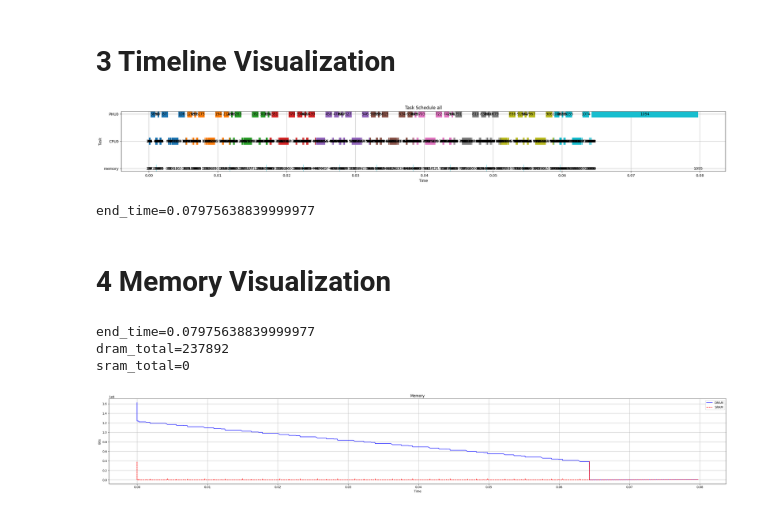
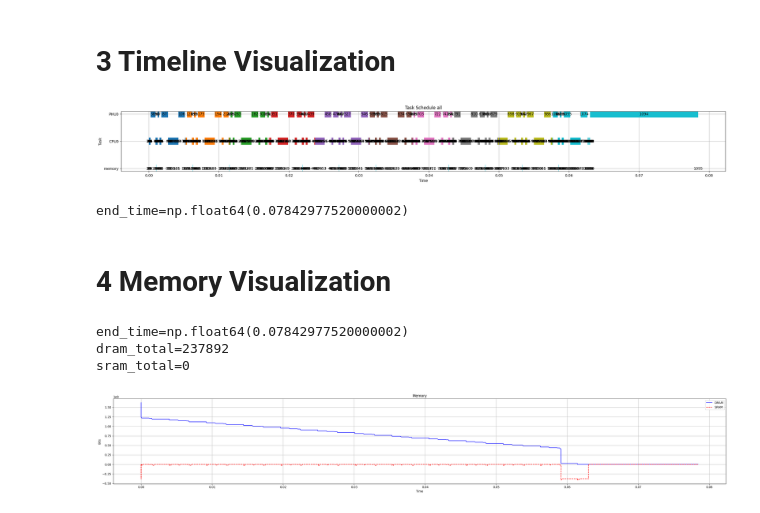
Before and after one commit to RyanTomich/photonic_compiler, a Jupyter notebook: model_to_graph/sub_graphs.ipynb, the cells around one changed output. Saved outputs shown, nothing was run; the diff lists cells and outputs as text; code cells hidden in the pictures.

```diff
--- a/model_to_graph/sub_graphs.ipynb
+++ b/model_to_graph/sub_graphs.ipynb
@@ -136,18 +136,19 @@ subgraphs = list(dijk.graph_partition(graph))
 dijk.select_nodes(graph, subgraphs)
 end_time, break_points = dijk.schdeule_nodes(graph, subgraphs)
 break_points.sort()
-gv.make_schedule(graph, xlim_start=None, xlim_end=None)
+gv.make_schedule_diagram(graph, xlim_start=None, xlim_end=None)
+# gv.make_schedule_diagram(graph, xlim_start=0, xlim_end=0.1)
 
 # # PLOT EACH SUBSECTION
 # for i in range(len(break_points)-1):
 #     print(f'{break_points[i]} - {break_points[i+1]}')
-#     gv.make_schedule(graph, xlim_start=break_points[i], xlim_end=break_points[i+1])
+#     gv.make_schedule_diagram(graph, xlim_start=break_points[i], xlim_end=break_points[i+1])
 
 
 print(f'{end_time=}')
-# make_schedule(graph, xlim_start=0, xlim_end=0.01)
+# make_schedule_diagram(graph, xlim_start=0, xlim_end=0.01)
 # %% [output]
-[figure, old version]
+[figure, new version]
-end_time=0.07975638839999977
+end_time=np.float64(0.07842977520000002)
 # %% [markdown]
 # 4 Memory Visualization
@@ -186,31 +169,33 @@ dijk.select_nodes(graph, subgraphs)
 end_time, break_points = dijk.schdeule_nodes(graph, subgraphs)
 break_points.sort()
 print(f'{end_time=}')
-schedule_data = create_schedule_data(graph)
+schedule_data = graph.create_schedule_data()
 dram, sram = dijk.get_memory_profile(graph, schedule_data)
 # %% [output]
-end_time=0.07975638839999977
+end_time=np.float64(0.07842977520000002)
 dram_total=237892
 sram_total=0
 # %%
 dram_t, dram_v = zip(*dram)
 sram_t, sram_v = zip(*sram)
+
+sram_v = [-v for v in sram_v]
 
 
 plt.figure(figsize=(30, 5))  # Optional: Adjust figure size
 
 plt.plot(dram_t, dram_v, linestyle='-', color='b', label='DRAM')
 plt.plot(sram_t, sram_v, linestyle='--', color='r', label='SRAM')
 
 plt.xlabel('Time')
 plt.ylabel('Bits')
 plt.title('Memory')
 plt.legend()
 
 
 plt.grid(True)
 plt.tight_layout()
 
 plt.show()
 # %% [output]
-[figure, old version]
+[figure, new version]
```
Also changed, not shown: parts of 1 cell of this notebook, 7 other files.
